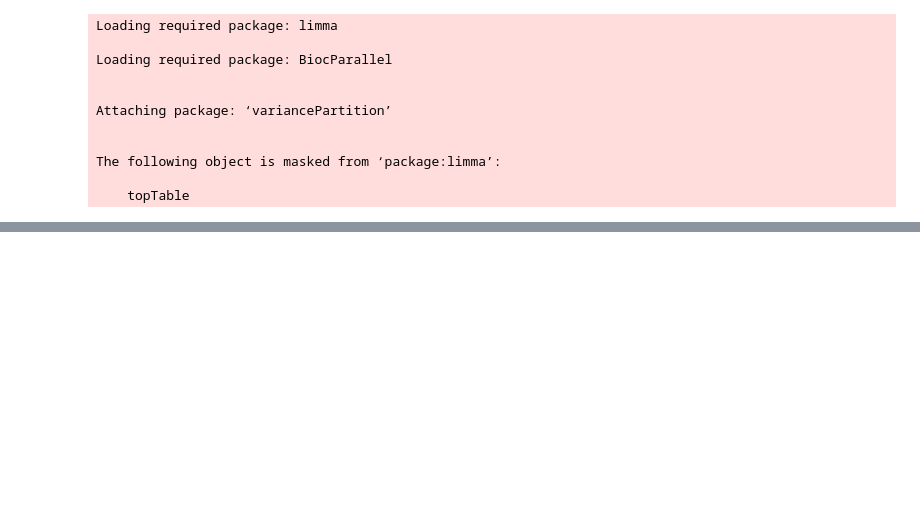
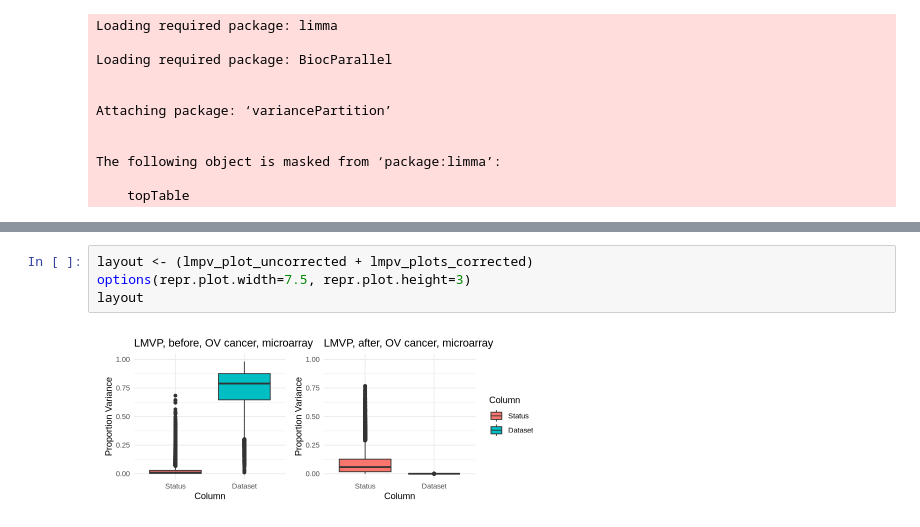
Before and after one commit to Freddsle/fedRBE, a Jupyter notebook: evaluation/evaluation_microarray.ipynb, the cells around one changed output, grey strips where cells are left out. Drawn from its saved outputs; the diff is of its cells as text; blank space fills up the shorter version.

```diff
--- a/evaluation/evaluation_microarray.ipynb
+++ b/evaluation/evaluation_microarray.ipynb
@@ -184,0 +223,6 @@ Total:87 s
+# %%
+layout <- (lmpv_plot_uncorrected + lmpv_plots_corrected)
+options(repr.plot.width=7.5, repr.plot.height=3)
+layout
+# %% [output]
+[figure, added]
```
Also changed, not shown: parts of 10 cells of this notebook, 52 other files.
